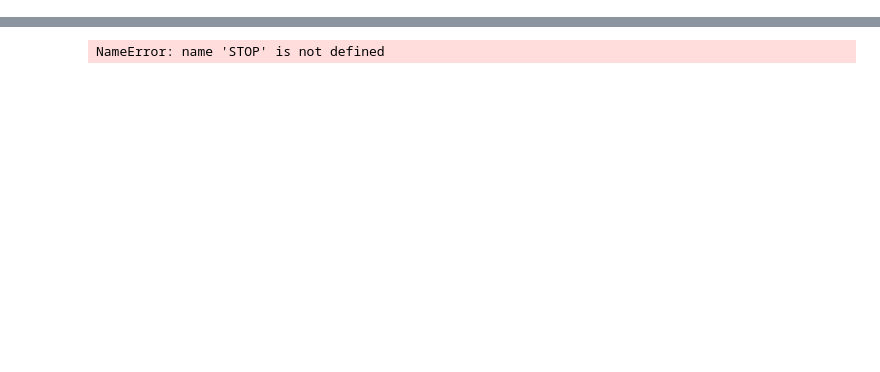
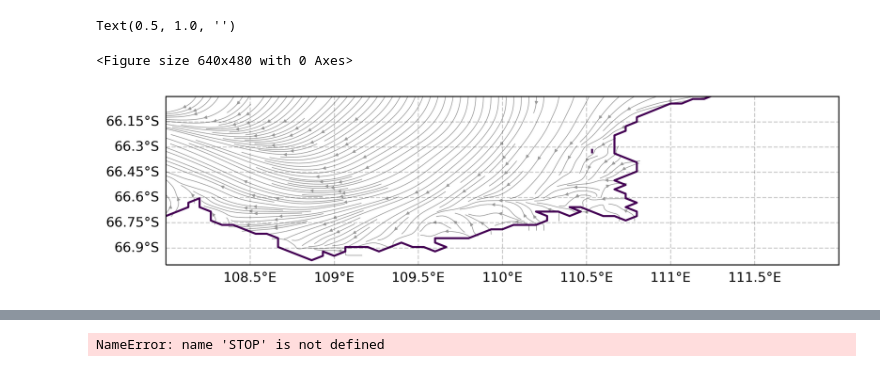
Before and after one commit to dgwyther/totten-sgfw, a Jupyter notebook: notebooks/1.0-plot-currents_Vanderford.ipynb, the cells around one changed output, grey strips where cells are left out. Cells and saved outputs as stored; diff of their text form; code cells hidden in the pictures; blank space fills up the shorter version.

```diff
--- a/notebooks/1.0-plot-currents_Vanderford.ipynb
+++ b/notebooks/1.0-plot-currents_Vanderford.ipynb
@@ -162,0 +296,58 @@ Error:
+# %%
+# gs to make a 4 row, 7 col plot
+gs = gridspec.GridSpec(nrows=1,ncols=1,wspace=0.25, hspace=0.05)
+plt.cla()
+plt.clf()
+fig = plt.figure(figsize=[9,9],dpi=300)
+ax = None
+
+
+ax = fig.add_subplot(gs[0,0], projection=ccrs.PlateCarree())
+ax.set_extent([108,112,-67,-66])
+# feature = ax.add_feature(cfeature.NaturalEarthFeature(category='physical',scale='50m',facecolor='none', name='coastline'), edgecolor='black',facecolor='gray')
+
+# im = aviso_s.sla.plot(ax=ax,x='longitude',y='latitude',add_colorbar=False,**pcol_kwargs)
+
+# # aviso_s["umag"] = np.sqrt(aviso_s.ugos.isel(time=0).squeeze()**2+aviso_s.vgos.isel(time=0).squeeze()**2)
+# str_kwargs = {"color":aviso_s.umag.values,
+#               "linewidth":.5,
+#               "arrowsize":.5,
+#               "density":3,
+#               "cmap":"Greys",
+#              "transform":ccrs.PlateCarree()}
+str_kwargs = {"color":'0.6',
+              "linewidth":.5,
+              "arrowsize":.5,
+              "density":3,
+             "transform":ccrs.PlateCarree()}
+st = ax.streamplot(ds.lon_rho.values, ds.lat_rho.values, ds.u_rho.isel(s_rho=-1).values.squeeze(), ds.v_rho.isel(s_rho=-1).values.squeeze(),**str_kwargs)
+ax.contour(ds.lon_rho, ds.lat_rho, ds.mask_rho,levels=np.array([0,1]))
+
+
+gl = ax.gridlines(draw_labels=True,
+                 color='black', alpha=0.2, linestyle='--')
+gl.right_labels = False
+gl.top_labels = False
+gl.left_labels = True
+gl.bottom_labels = True
+# ax.text(0.01, 0.1, labelText, transform=ax.transAxes,fontsize=22, fontweight='bold', va='top', bbox=dict(facecolor='white',alpha=0.8))
+ax.set_title('')
+# ax[0].text(0.5, 1.05, 'Experiment layout',fontsize=14, fontweight='bold', va='center', ha='center', rotation='horizontal', transform=ax[0].transAxes)
+# ax.text(153,-27.5,'Brisbane  ',ha='right',va='center'), ax.plot(153,-27.5,marker='x',color='k')
+# ax.text(151.2,-33.9,'Sydney  ',ha='right',va='center'), ax.plot(151.2,-33.9,marker='x',color='k')
+
+# # add colorbar
+# cax = inset_axes(ax,
+#                  width="7%",  # width = 10% of parent_bbox width
+#                  height="100%",  # height : 50%
+#                  loc='lower left',
+#                  bbox_to_anchor=(1.05,0, 1, 1),
+#                  bbox_transform=ax.transAxes,
+#                  borderpad=0,
+#                  )
+# cbar = fig.colorbar(im, cax=cax)
+# cbar.ax.set_ylabel('SLA (m)')
+# %% [output]
+Text(0.5, 1.0, '')
+<Figure size 640x480 with 0 Axes>
+[figure, added]
```
Also changed, not shown: parts of 31 cells of this notebook, 2 other files.
